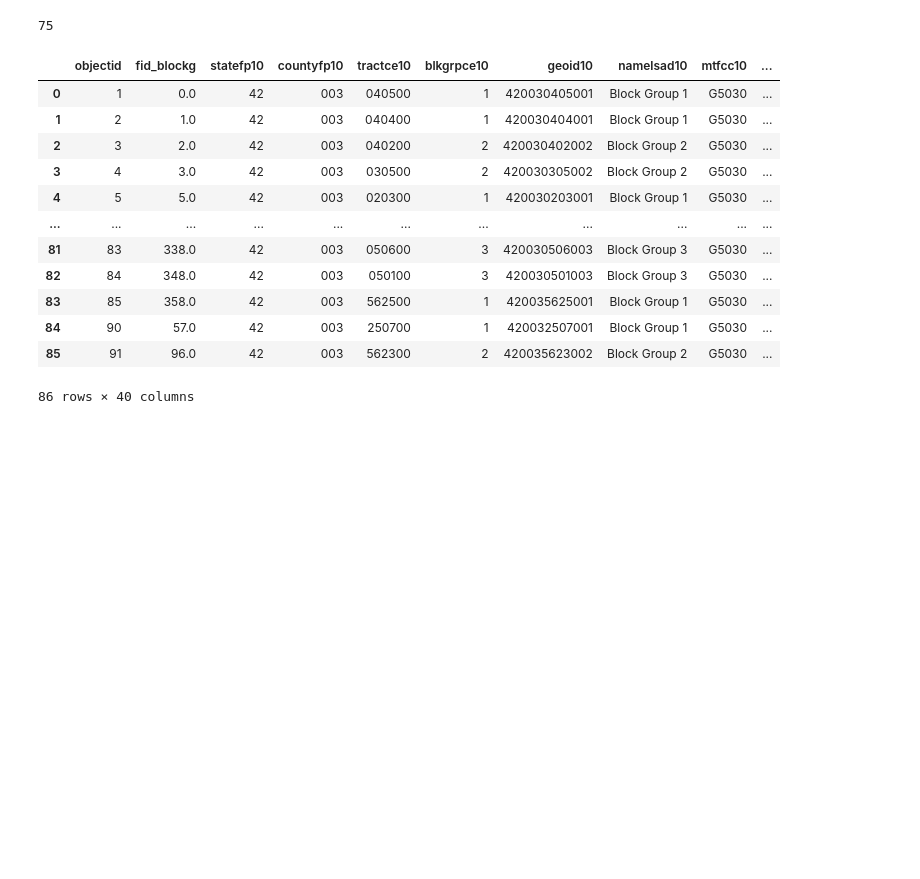
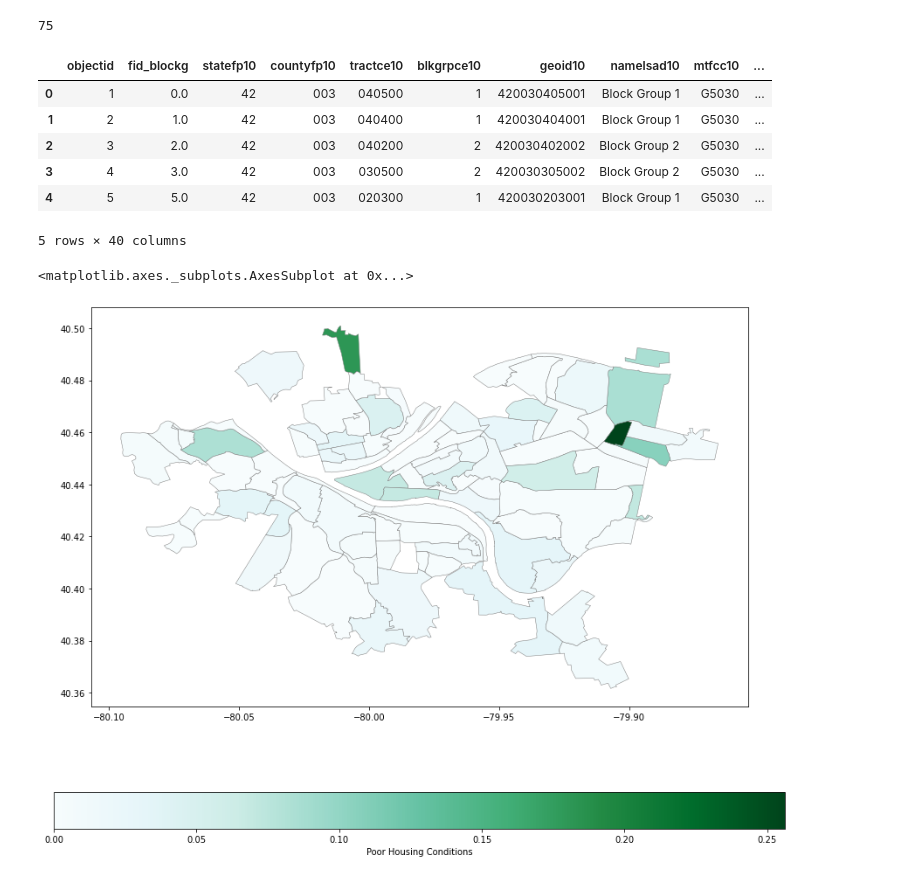
Before and after one commit to katelyn98/HealthyRide-Mapping, a Jupyter notebook: HousingConditions.ipynb, the cells around one changed output. Drawn from its saved outputs; the diff is of its cells as text; code cells hidden in the pictures; blank space fills up the shorter version.

Commit message:
plotting the poor housing conditions

```diff
--- a/HousingConditions.ipynb
+++ b/HousingConditions.ipynb
@@ -86,10 +86,10 @@ len(newIDdf)
 # %% [output]
 75
 # %%
-#prep two merge the two dataframes together
+#prep two merge the geodataframe and the dataframe together
 pdf = pittMap.drop(pittMap.index[89])
 pdf = pdf.merge(newIDdf, on='tractce10')
-pdf
+pdf.head()
 # %% [output]
 |  | objectid | fid_blockg | statefp10 | countyfp10 | tractce10 | blkgrpce10 | geoid10 | namelsad10 | mtfcc10 | ... |
 | 0 | 1 | 0.0 | 42 | 003 | 040500 | 1 | 420030405001 | Block Group 1 | G5030 | ... |
@@ -97,10 +97,10 @@ pdf
 | 2 | 3 | 2.0 | 42 | 003 | 040200 | 2 | 420030402002 | Block Group 2 | G5030 | ... |
 | 3 | 4 | 3.0 | 42 | 003 | 030500 | 2 | 420030305002 | Block Group 2 | G5030 | ... |
 | 4 | 5 | 5.0 | 42 | 003 | 020300 | 1 | 420030203001 | Block Group 1 | G5030 | ... |
-| ... | ... | ... | ... | ... | ... | ... | ... | ... | ... | ... |
-| 81 | 83 | 338.0 | 42 | 003 | 050600 | 3 | 420030506003 | Block Group 3 | G5030 | ... |
-| 82 | 84 | 348.0 | 42 | 003 | 050100 | 3 | 420030501003 | Block Group 3 | G5030 | ... |
-| 83 | 85 | 358.0 | 42 | 003 | 562500 | 1 | 420035625001 | Block Group 1 | G5030 | ... |
-| 84 | 90 | 57.0 | 42 | 003 | 250700 | 1 | 420032507001 | Block Group 1 | G5030 | ... |
-| 85 | 91 | 96.0 | 42 | 003 | 562300 | 2 | 420035623002 | Block Group 2 | G5030 | ... |
-86 rows × 40 columns
+5 rows × 40 columns
+# %%
+#plotting the poor housing condition data on the pittsburgh neighborhood map (data from 2016)
+pdf.plot(column="poorCon", cmap='BuGn', figsize = (15, 12), edgecolor = "grey", linewidth = 0.5, legend=True, legend_kwds={'label': "Poor Housing Conditions",'orientation': "horizontal"})
+# %% [output]
+<matplotlib.axes._subplots.AxesSubplot at 0x...>
+[figure, added]
```
